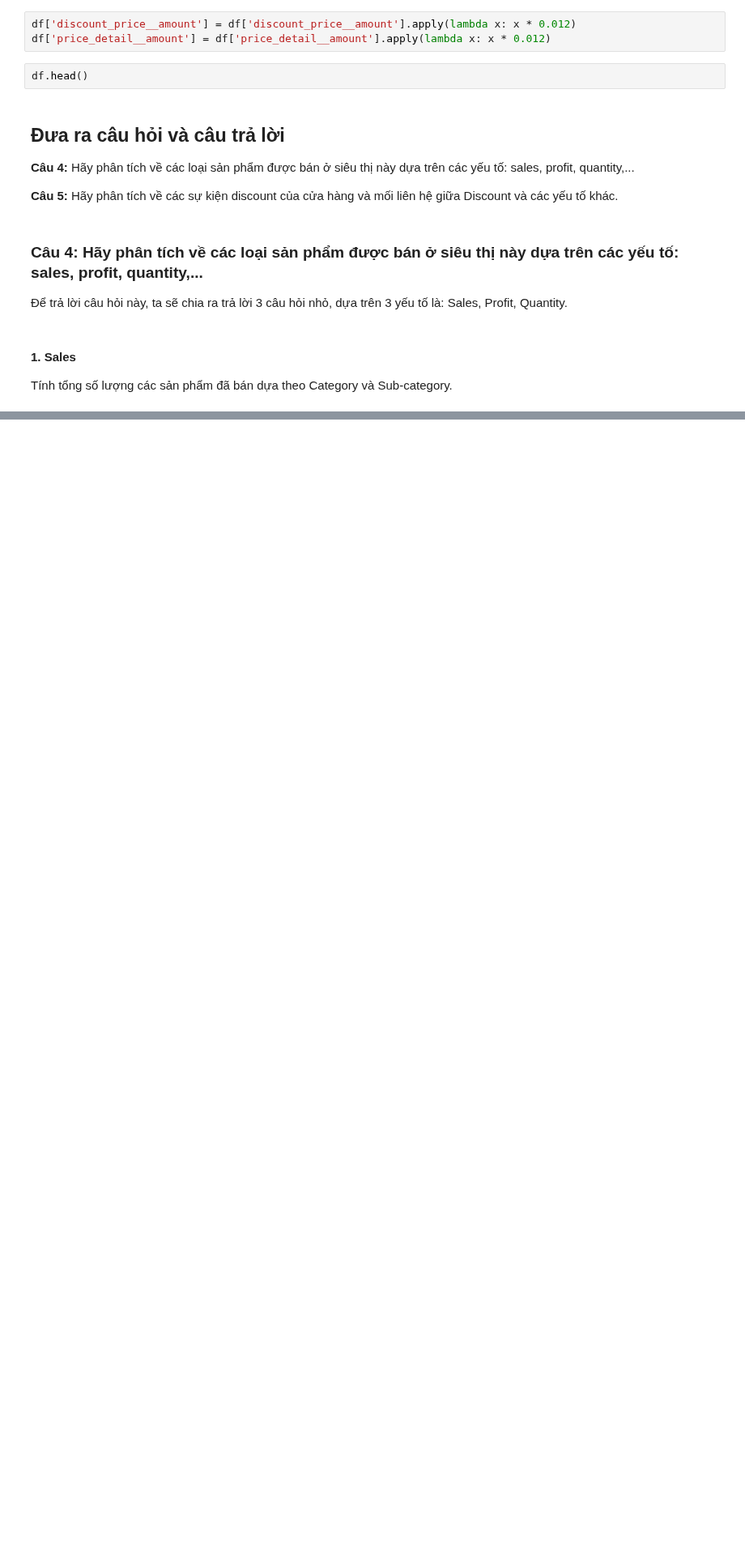
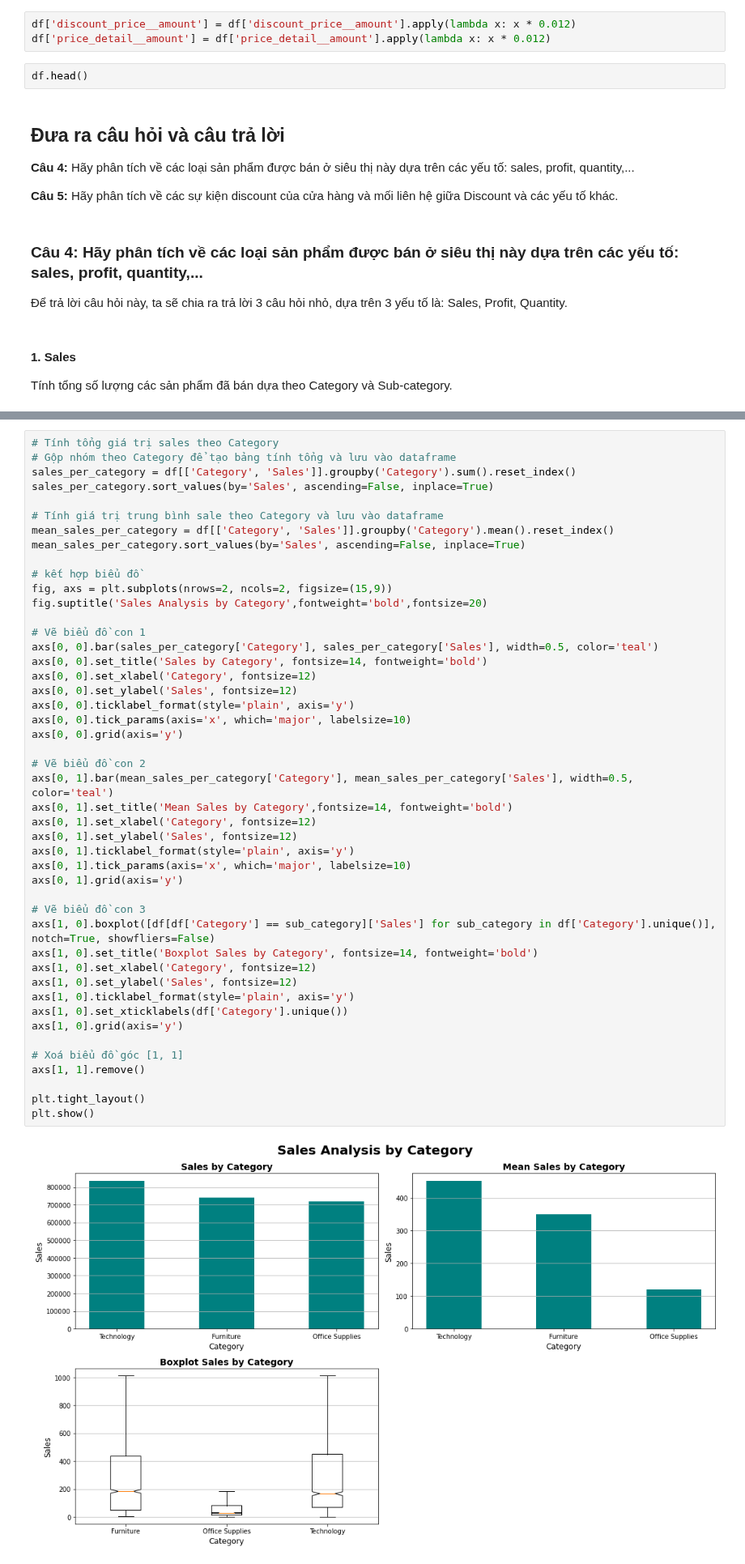
Before and after one commit to khangnl24112002/DataVisualization_Group02_Lab01, a Jupyter notebook: main.ipynb, the cells around one changed output, grey strips where cells are left out. Shown at 81% size. Saved outputs shown, nothing was run; the diff lists cells and outputs as text; blank space fills up the shorter version.

```diff
--- a/main.ipynb
+++ b/main.ipynb
@@ -294,0 +209,48 @@ fig.show()
+# %%
+# Tính tổng giá trị sales theo Category
+# Gộp nhóm theo Category để tạo bảng tính tổng và lưu vào dataframe
+sales_per_category = df[['Category', 'Sales']].groupby('Category').sum().reset_index()
+sales_per_category.sort_values(by='Sales', ascending=False, inplace=True)
+
+# Tính giá trị trung bình sale theo Category và lưu vào dataframe
+mean_sales_per_category = df[['Category', 'Sales']].groupby('Category').mean().reset_index()
+mean_sales_per_category.sort_values(by='Sales', ascending=False, inplace=True)
+
+# kết hợp biểu đồ
+fig, axs = plt.subplots(nrows=2, ncols=2, figsize=(15,9))
+fig.suptitle('Sales Analysis by Category',fontweight='bold',fontsize=20)
+
+# Vẽ biểu đồ con 1
+axs[0, 0].bar(sales_per_category['Category'], sales_per_category['Sales'], width=0.5, color='teal')
+axs[0, 0].set_title('Sales by Category', fontsize=14, fontweight='bold')
+axs[0, 0].set_xlabel('Category', fontsize=12)
+axs[0, 0].set_ylabel('Sales', fontsize=12)
+axs[0, 0].ticklabel_format(style='plain', axis='y')
+axs[0, 0].tick_params(axis='x', which='major', labelsize=10)
+axs[0, 0].grid(axis='y')
+
+# Vẽ biểu đồ con 2
+axs[0, 1].bar(mean_sales_per_category['Category'], mean_sales_per_category['Sales'], width=0.5, color='teal')
+axs[0, 1].set_title('Mean Sales by Category',fontsize=14, fontweight='bold')
+axs[0, 1].set_xlabel('Category', fontsize=12)
+axs[0, 1].set_ylabel('Sales', fontsize=12)
+axs[0, 1].ticklabel_format(style='plain', axis='y')
+axs[0, 1].tick_params(axis='x', which='major', labelsize=10)
+axs[0, 1].grid(axis='y')
+
+# Vẽ biểu đồ con 3
+axs[1, 0].boxplot([df[df['Category'] == sub_category]['Sales'] for sub_category in df['Category'].unique()], notch=True, showfliers=False)
+axs[1, 0].set_title('Boxplot Sales by Category', fontsize=14, fontweight='bold')
+axs[1, 0].set_xlabel('Category', fontsize=12)
+axs[1, 0].set_ylabel('Sales', fontsize=12)
+axs[1, 0].ticklabel_format(style='plain', axis='y')
+axs[1, 0].set_xticklabels(df['Category'].unique())
+axs[1, 0].grid(axis='y')
+
+# Xoá biểu đồ góc [1, 1]
+axs[1, 1].remove()
+
+plt.tight_layout()
+plt.show()
+# %% [output]
+[figure, added]
```
Also changed, not shown: parts of 5 cells of this notebook.
